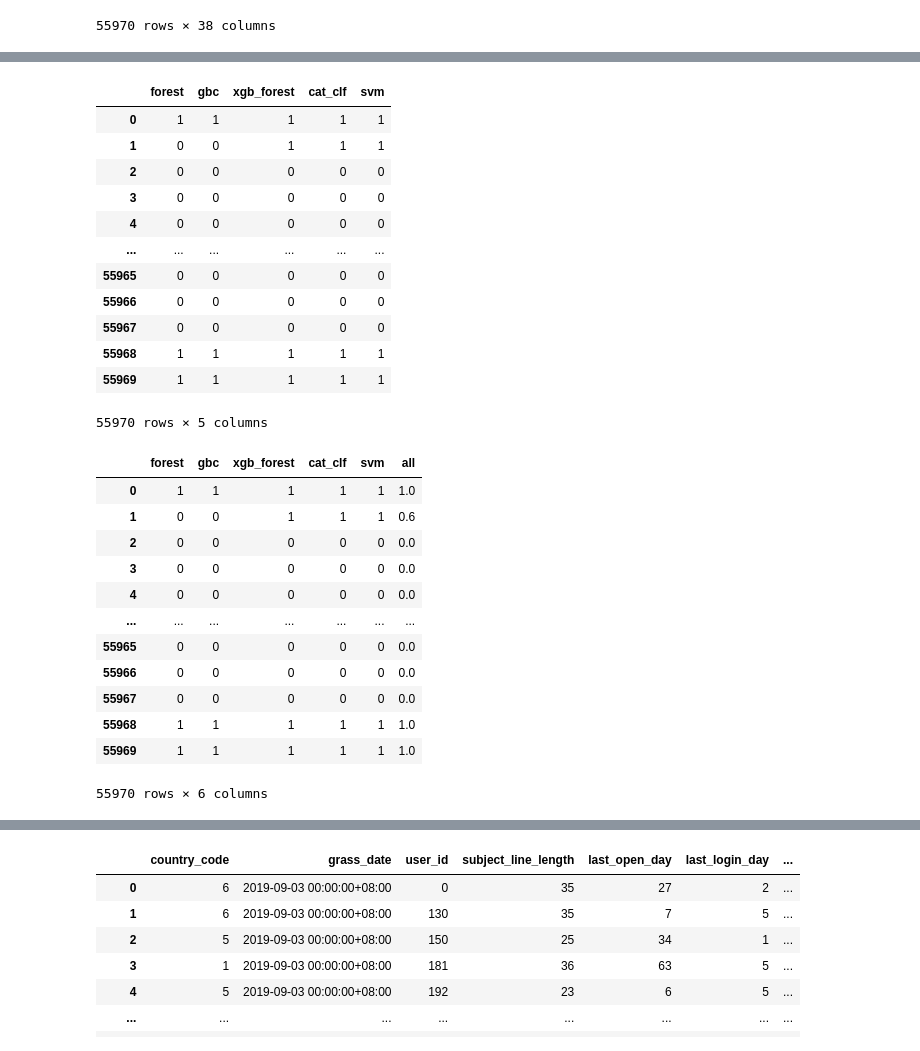
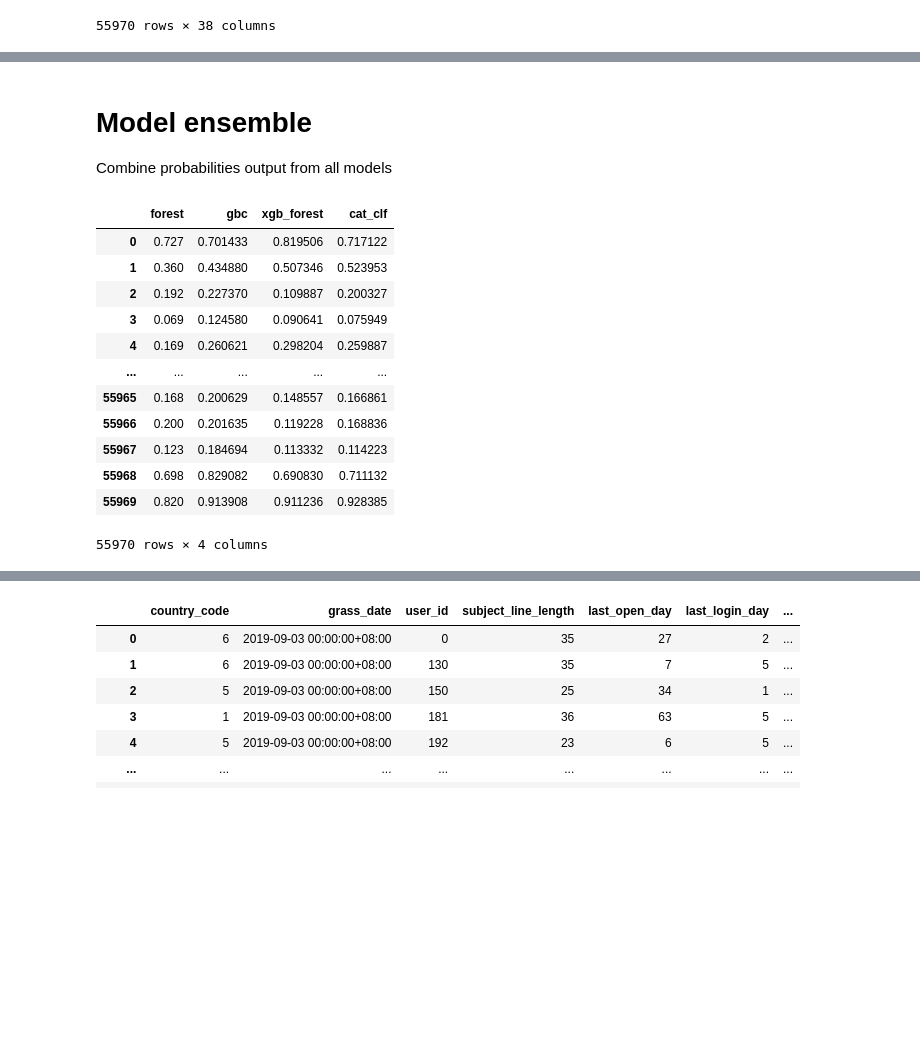
Before and after one commit to TanHaus/Shopee-CodeLeague-2020, a Jupyter notebook: marketing_analytics/training.ipynb, the cells around one changed output, grey strips where cells are left out. Cells and saved outputs as stored; diff of their text form; code cells hidden in the pictures; blank space fills up the shorter version.

```diff
--- a/marketing_analytics/training.ipynb
+++ b/marketing_analytics/training.ipynb
@@ -194,5 +217,5 @@ def test_model(model, inputs, labels, test_inputs, test_labels):
 # %%
-forest = RandomForestClassifier()
+forest = RandomForestClassifier(n_estimators=1000, n_jobs=-1)
 test_model(forest, inputs, labels, test_inputs, test_labels)
 # %% [output]
 Training model...
@@ -210,6 +225,6 @@ RandomForestClassifier(bootstrap=True, ccp_alpha=0.0, class_weight=None,
 # %%
-gbc = GradientBoostingClassifier()
-test_model(gbc, inputs, labels, test_inputs, test_labels)
+gbc_forest = GradientBoostingClassifier()
+test_model(gbc_forest, inputs, labels, test_inputs, test_labels)
 # %% [output]
 Training model...
 Test accuracy:  0.796
@@ -244,7 +240,7 @@ XGBClassifier(base_score=0.5, booster='gbtree', colsample_bylevel=1,
 [figure]
 # %%
-cat_clf = CatBoostClassifier(task_type='GPU', verbose=0)
-test_model(cat_clf, inputs, labels, test_inputs, test_labels)
+cbc_forest = CatBoostClassifier(task_type='GPU', verbose=0)
+test_model(cbc_forest, inputs, labels, test_inputs, test_labels)
 # %% [output]
 Training model...
 Test accuracy:  0.804
@@ -391,39 +389,25 @@ kaggle_test
+# %% [markdown]
+# Model ensemble
+
+Combine probabilities output from all models
 # %%
 df = pd.DataFrame()
-df['forest'] = forest.predict(kaggle_inputs)
-df['gbc'] = gbc.predict(kaggle_inputs)
-df['xgb_forest'] = xgb_forest.predict(kaggle_inputs)
-df['cat_clf'] = cat_clf.predict(kaggle_inputs)
-df['svm'] = svm.predict(kaggle_inputs)
+df['forest'] = forest.predict_proba(kaggle_inputs)[:, 1]
+df['gbc'] = gbc_forest.predict_proba(kaggle_inputs)[:, 1]
+df['xgb_forest'] = xgb_forest.predict_proba(kaggle_inputs)[:, 1]
+df['cat_clf'] = cbc_forest.predict_proba(kaggle_inputs)[:, 1]
 df
 # %% [output]
-|  | forest | gbc | xgb_forest | cat_clf | svm |
-| 0 | 1 | 1 | 1 | 1 | 1 |
-| 1 | 0 | 0 | 1 | 1 | 1 |
-| 2 | 0 | 0 | 0 | 0 | 0 |
-| 3 | 0 | 0 | 0 | 0 | 0 |
-| 4 | 0 | 0 | 0 | 0 | 0 |
-| ... | ... | ... | ... | ... | ... |
-| 55965 | 0 | 0 | 0 | 0 | 0 |
-| 55966 | 0 | 0 | 0 | 0 | 0 |
-| 55967 | 0 | 0 | 0 | 0 | 0 |
-| 55968 | 1 | 1 | 1 | 1 | 1 |
-| 55969 | 1 | 1 | 1 | 1 | 1 |
+|  | forest | gbc | xgb_forest | cat_clf |
+| 0 | 0.727 | 0.701433 | 0.819506 | 0.717122 |
+| 1 | 0.360 | 0.434880 | 0.507346 | 0.523953 |
+| 2 | 0.192 | 0.227370 | 0.109887 | 0.200327 |
+| 3 | 0.069 | 0.124580 | 0.090641 | 0.075949 |
+| 4 | 0.169 | 0.260621 | 0.298204 | 0.259887 |
+| ... | ... | ... | ... | ... |
+| 55965 | 0.168 | 0.200629 | 0.148557 | 0.166861 |
+| 55966 | 0.200 | 0.201635 | 0.119228 | 0.168836 |
+| 55967 | 0.123 | 0.184694 | 0.113332 | 0.114223 |
+| 55968 | 0.698 | 0.829082 | 0.690830 | 0.711132 |
+| 55969 | 0.820 | 0.913908 | 0.911236 | 0.928385 |
-55970 rows × 5 columns
+55970 rows × 4 columns
-# %%
-df['all'] = (df['forest'] + df['gbc'] + df['xgb_forest'] + df['cat_clf'] + df['svm']) / 5
-df
-# %% [output]
-|  | forest | gbc | xgb_forest | cat_clf | svm | all |
-| 0 | 1 | 1 | 1 | 1 | 1 | 1.0 |
-| 1 | 0 | 0 | 1 | 1 | 1 | 0.6 |
-| 2 | 0 | 0 | 0 | 0 | 0 | 0.0 |
-| 3 | 0 | 0 | 0 | 0 | 0 | 0.0 |
-| 4 | 0 | 0 | 0 | 0 | 0 | 0.0 |
-| ... | ... | ... | ... | ... | ... | ... |
-| 55965 | 0 | 0 | 0 | 0 | 0 | 0.0 |
-| 55966 | 0 | 0 | 0 | 0 | 0 | 0.0 |
-| 55967 | 0 | 0 | 0 | 0 | 0 | 0.0 |
-| 55968 | 1 | 1 | 1 | 1 | 1 | 1.0 |
-| 55969 | 1 | 1 | 1 | 1 | 1 | 1.0 |
-55970 rows × 6 columns
```
Also changed, not shown: parts of 34 cells of this notebook, 2 other files.
